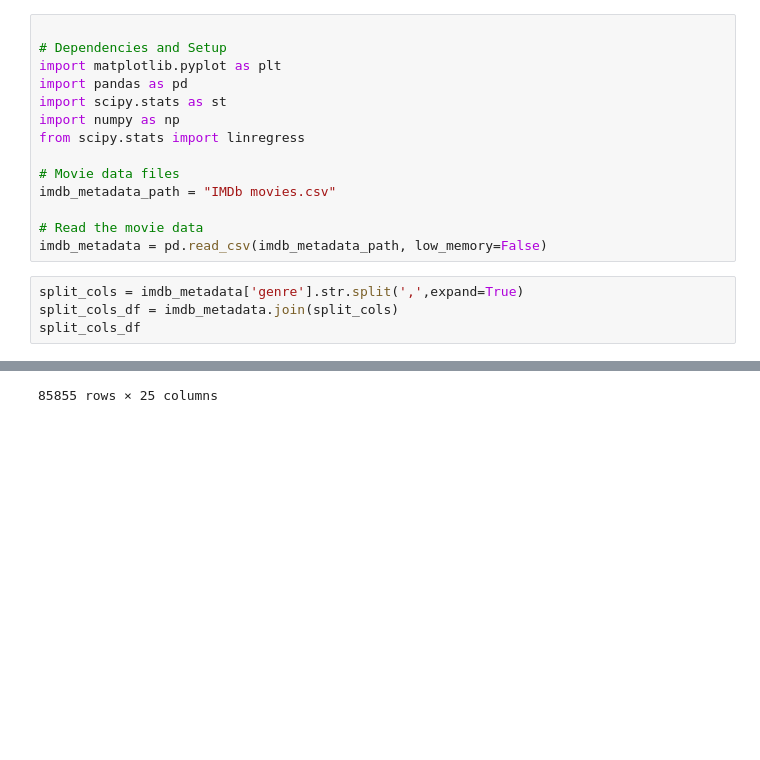
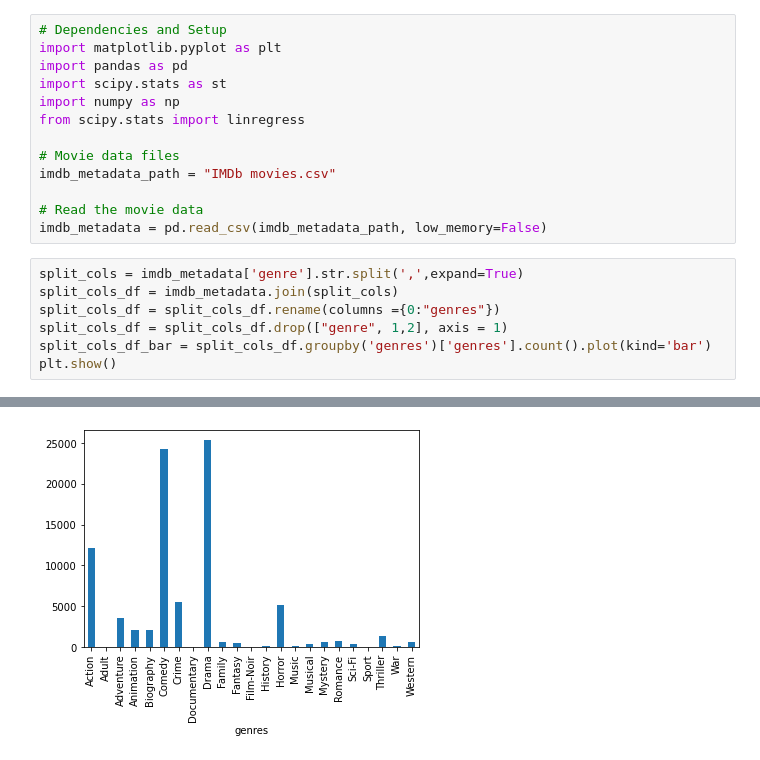
Before and after one commit to Kinjalmaru/IMDB-Analysis-Project, a Jupyter notebook: IMDB_Project.ipynb, the cells around one changed output, grey strips where cells are left out. Saved outputs shown, nothing was run; the diff lists cells and outputs as text; blank space fills up the shorter version.

```diff
--- a/IMDB_Project.ipynb
+++ b/IMDB_Project.ipynb
@@ -1,5 +1,4 @@
 # %%
-
 # Dependencies and Setup
 import matplotlib.pyplot as plt
 import pandas as pd
@@ -15,5 +14,8 @@ imdb_metadata = pd.read_csv(imdb_metadata_path, low_memory=False)
 # %%
 split_cols = imdb_metadata['genre'].str.split(',',expand=True)
 split_cols_df = imdb_metadata.join(split_cols)
-split_cols_df
+split_cols_df = split_cols_df.rename(columns ={0:"genres"})
+split_cols_df = split_cols_df.drop(["genre", 1,2], axis = 1)
+split_cols_df_bar = split_cols_df.groupby('genres')['genres'].count().plot(kind='bar')
+plt.show()
 # %% [output]
@@ -32 +22 @@ split_cols_df
-85855 rows × 25 columns
+[figure, added]
```
Also changed, not shown: parts of 1 cell of this notebook.
